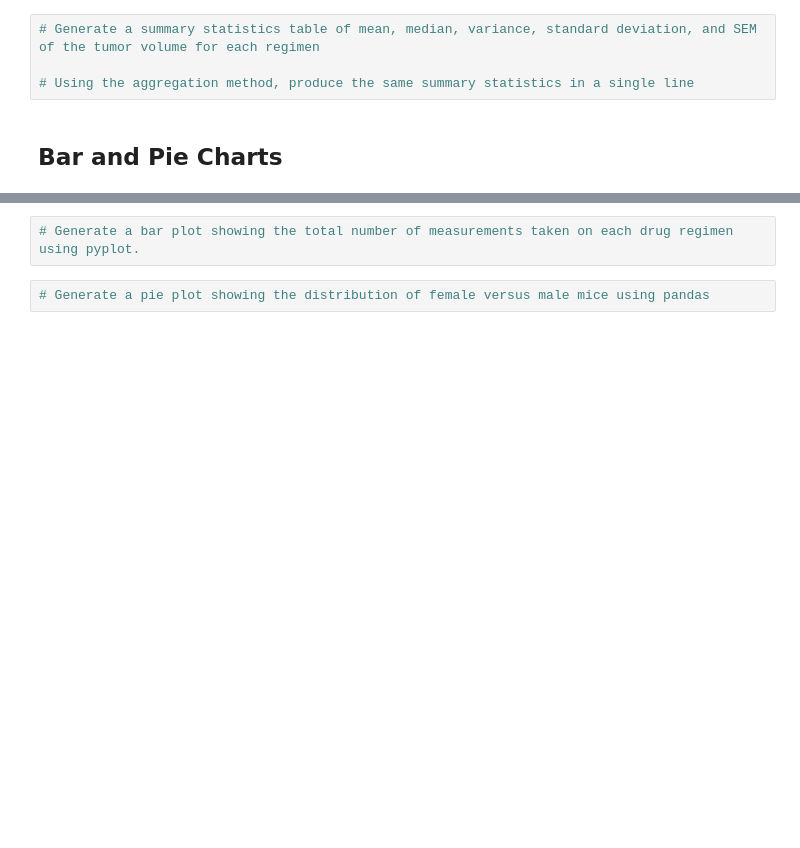
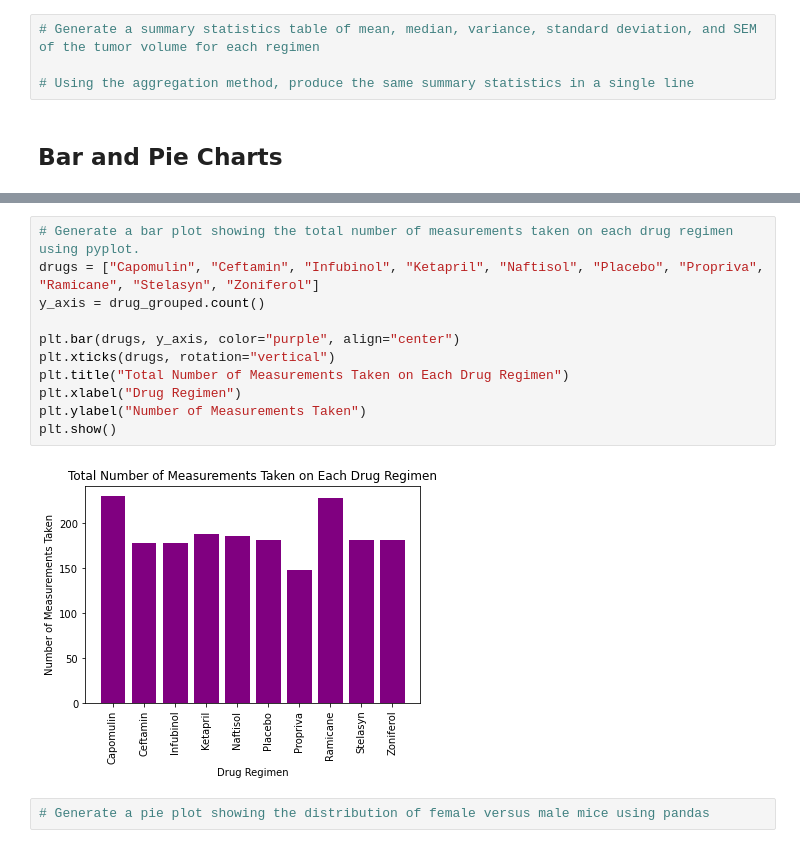
Before and after one commit to JRandle23/Matplotlib-Challenge, a Jupyter notebook: Pymaceuticals/pymaceuticals_starter.ipynb, the cells around one changed output, grey strips where cells are left out. Saved outputs shown, nothing was run; the diff lists cells and outputs as text; blank space fills up the shorter version.

```diff
--- a/Pymaceuticals/pymaceuticals_starter.ipynb
+++ b/Pymaceuticals/pymaceuticals_starter.ipynb
@@ -143,5 +146,16 @@ plt.show()
-# %%
-# Generate a bar plot showing the total number of measurements taken on each drug regimen using pyplot.
+# %%
+# Generate a bar plot showing the total number of measurements taken on each drug regimen using pyplot.
+drugs = ["Capomulin", "Ceftamin", "Infubinol", "Ketapril", "Naftisol", "Placebo", "Propriva", "Ramicane", "Stelasyn", "Zoniferol"]
+y_axis = drug_grouped.count()
+
+plt.bar(drugs, y_axis, color="purple", align="center")
+plt.xticks(drugs, rotation="vertical")
+plt.title("Total Number of Measurements Taken on Each Drug Regimen")
+plt.xlabel("Drug Regimen")
+plt.ylabel("Number of Measurements Taken")
+plt.show()
+# %% [output]
+[figure, added]
 # %%
 # Generate a pie plot showing the distribution of female versus male mice using pandas
 # %%
```
Also changed, not shown: parts of 2 cells of this notebook.
